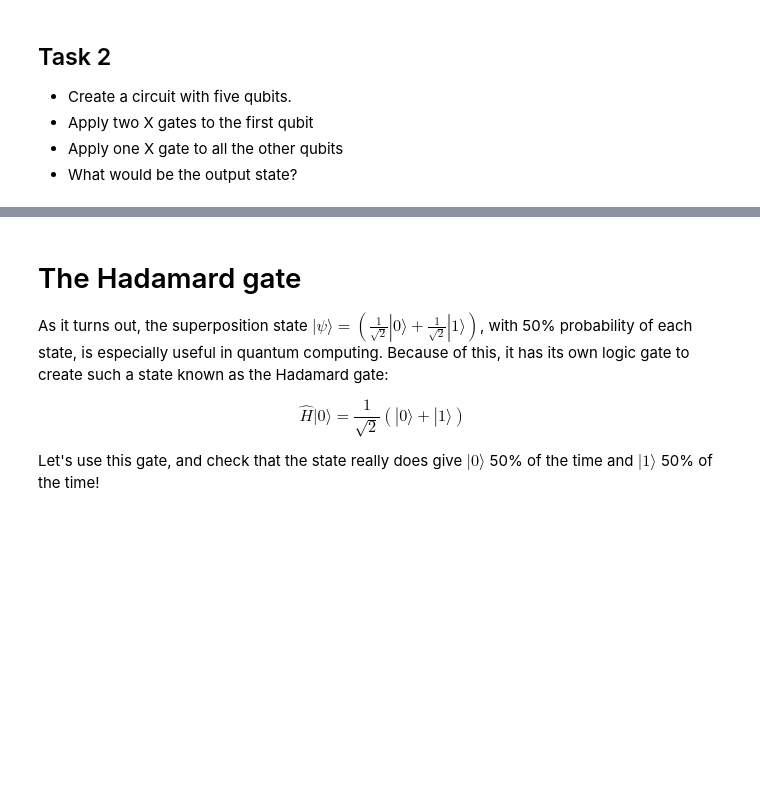
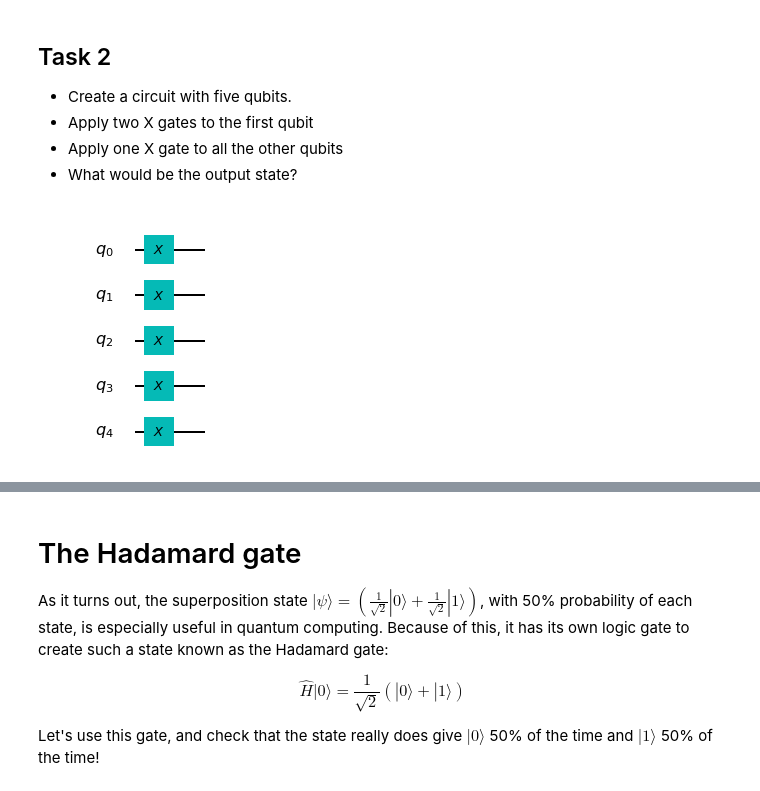
Before and after one commit to jeffmak/quantum-coding-tutorial, a Jupyter notebook: index.ipynb, the cells around one changed output, grey strips where cells are left out. Cells and saved outputs as stored; diff of their text form; code cells hidden in the pictures; blank space fills up the shorter version.

```diff
--- a/index.ipynb
+++ b/index.ipynb
@@ -75,12 +98,16 @@ qc.draw(output='mpl')
 * What would be the output state?
 # %%
 # Create a quantum circuit with 5 qubits. By default it is created in the |00000> state.
-
+qc = QuantumCircuit(5)
 
 # Apply the gates
-
+for i in range(5):
+    qc.x(i)
 
 # See what the circuit looks like
+qc.draw(output='mpl')
+# %% [output]
+[figure, added]
 # %% [markdown]
 # Superposition
 
```
Also changed, not shown: parts of 24 cells of this notebook.
